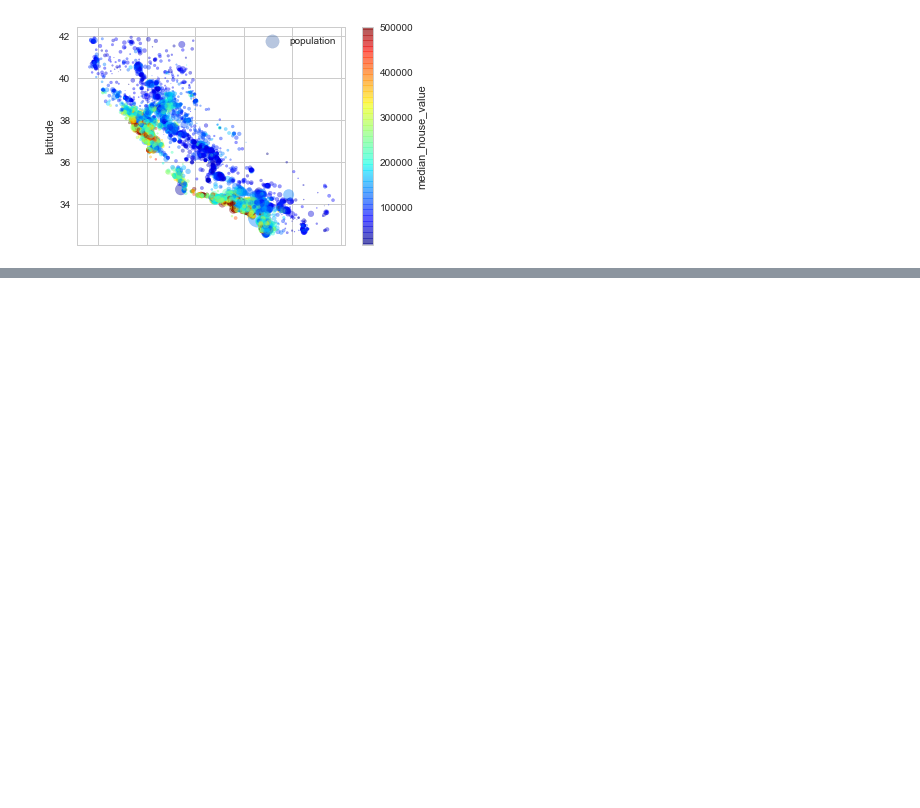
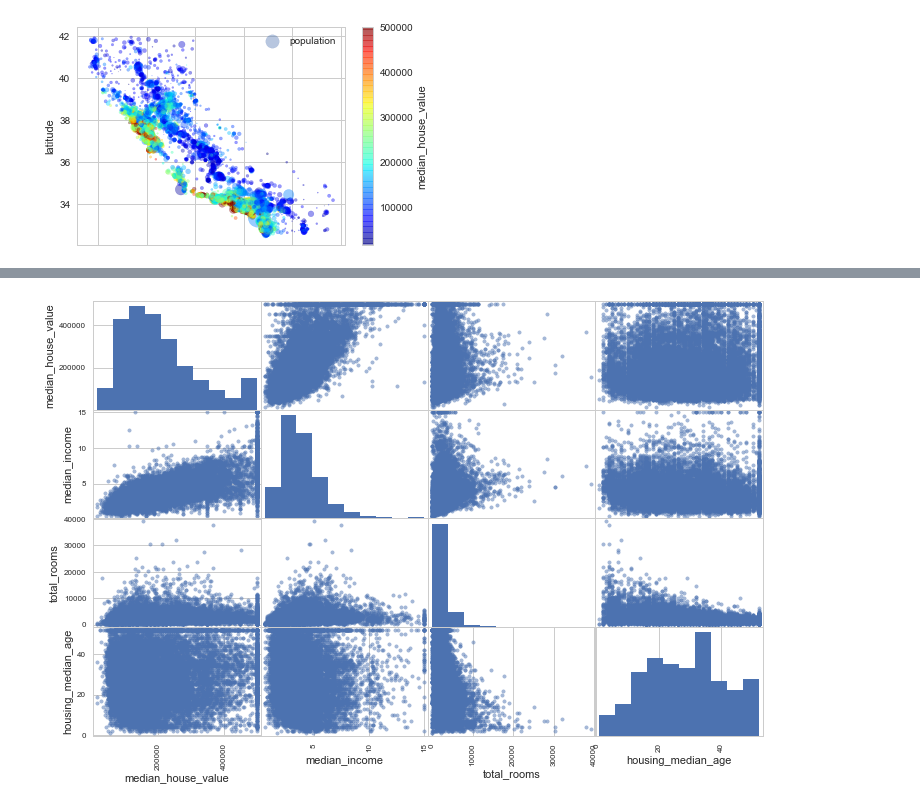
Before and after one commit to hirohisakubota/Hands_On_MachineLearning_book, a Jupyter notebook: chap02/Housing.ipynb, the cells around one changed output, grey strips where cells are left out. Cells and saved outputs as stored; diff of their text form; code cells hidden in the pictures; blank space fills up the shorter version.

```diff
--- a/chap02/Housing.ipynb
+++ b/chap02/Housing.ipynb
@@ -209,0 +233,7 @@ plt.show();
+# %%
+from pandas.tools.plotting import scatter_matrix
+attributes = ["median_house_value", "median_income", "total_rooms",
+                  "housing_median_age", "ocean_proximity"]
+scatter_matrix(housing[attributes], figsize=(12, 8));
+# %% [output]
+[figure, added]
```
Also changed, not shown: parts of 7 cells of this notebook.
